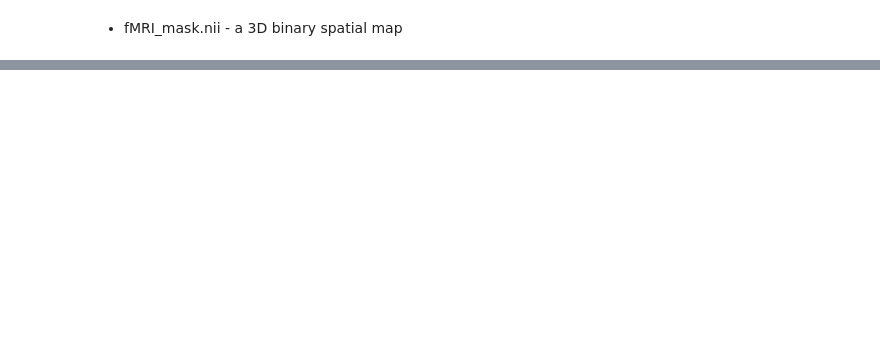
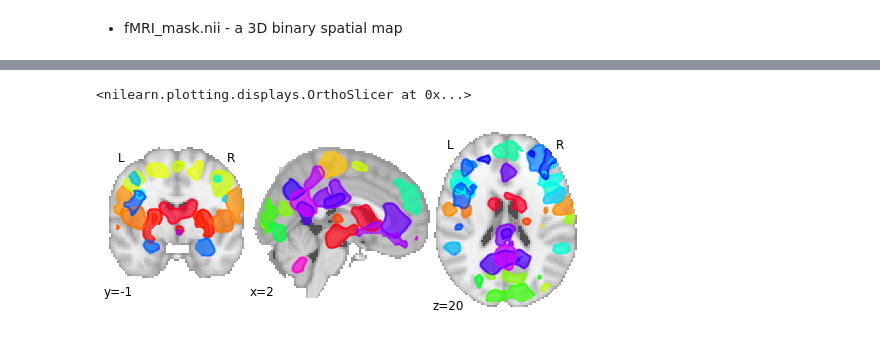
Before and after one commit to szachovy/TReNDS-Neuroimaging, a Jupyter notebook: local.ipynb, the cells around one changed output, grey strips where cells are left out. Drawn from its saved outputs; the diff is of its cells as text; code cells hidden in the pictures; blank space fills up the shorter version.

```diff
--- a/local.ipynb
+++ b/local.ipynb
@@ -189,0 +243,8 @@ fnc.describe()
+# %%
+plotting.plot_prob_atlas(load_subject('data/fMRI_train/10009.mat', mask),
+                         view_type='filled_contours',
+                         draw_cross=False,
+                         threshold='auto')
+# %% [output]
+<nilearn.plotting.displays.OrthoSlicer at 0x...>
+[figure, added]
```
Also changed, not shown: parts of 13 cells of this notebook.
